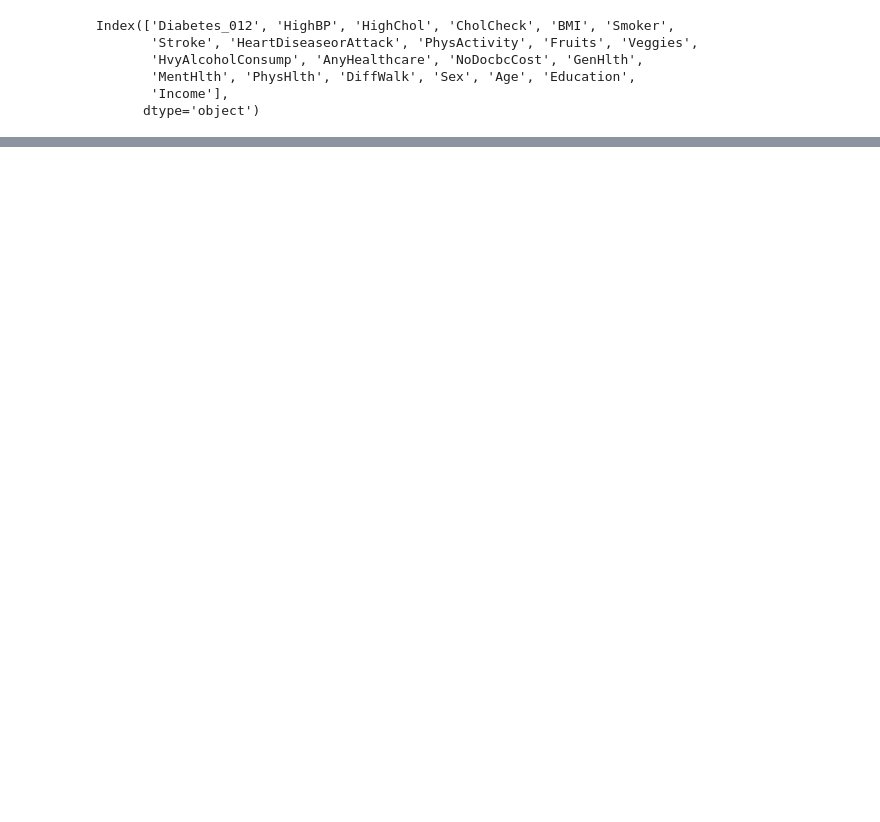
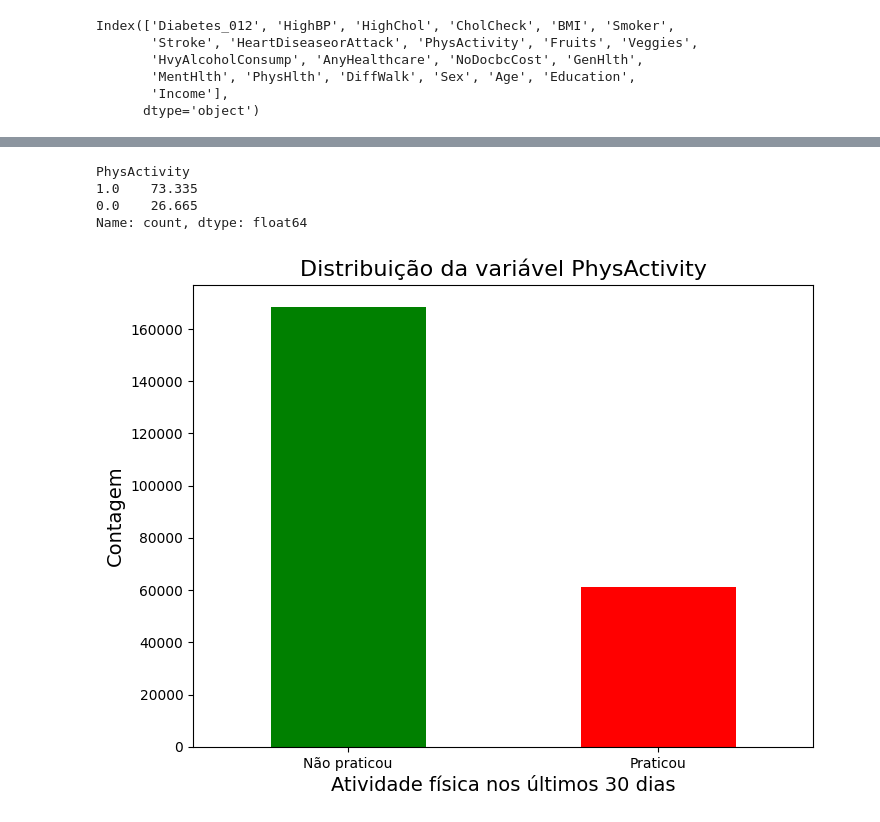
Before and after one commit to rcm2005/Data-Science, a Jupyter notebook: sprint3/sprint3.ipynb, the cells around one changed output, grey strips where cells are left out. Cells and saved outputs as stored; diff of their text form; code cells hidden in the pictures; blank space fills up the shorter version.

```diff
--- a/sprint3/sprint3.ipynb
+++ b/sprint3/sprint3.ipynb
@@ -405,0 +900,23 @@ Name: count, dtype: float64
+# %%
+# Calculando a distribuição total da variável PhysActivity
+PhysActivity_count = base["PhysActivity"].value_counts()
+
+# Medindo a composição percentual da variável PhysActivity
+PhysActivity_percent = (PhysActivity_count / PhysActivity_count.sum()) * 100
+PhysActivity_percent = PhysActivity_percent.round(3)
+print(PhysActivity_percent)
+
+# Plotando o gráfico de barras para a variável PhysActivity
+plt.figure(figsize=(8,6))
+PhysActivity_count.plot(kind='bar', color=['green', 'red'])
+plt.title('Distribuição da variável PhysActivity', fontsize=16)
+plt.xlabel('Atividade física nos últimos 30 dias', fontsize=14)
+plt.ylabel('Contagem', fontsize=14)
+plt.xticks(ticks=[0, 1], labels=['Não praticou', 'Praticou'], rotation=0)
+plt.show()
+# %% [output]
+PhysActivity
+1.0    73.335
+0.0    26.665
+Name: count, dtype: float64
+[figure, added]
```
Also changed, not shown: parts of 103 cells of this notebook, 1 other file.
